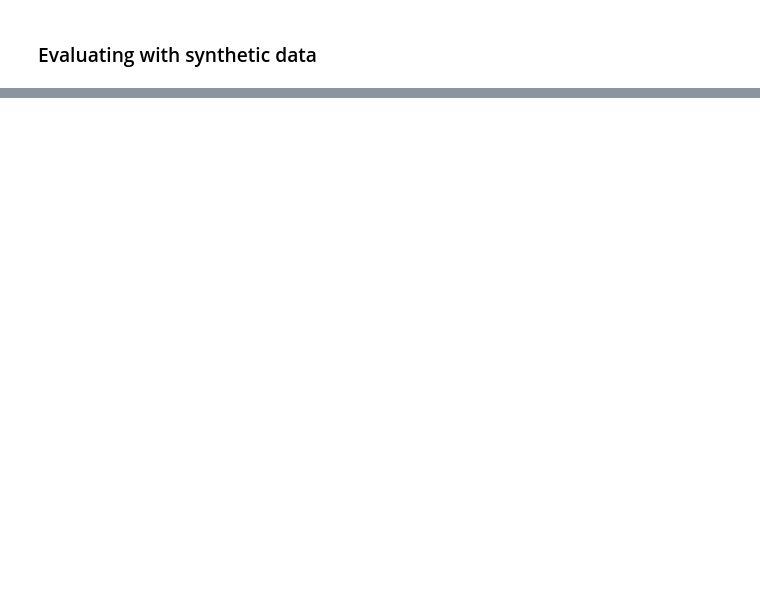
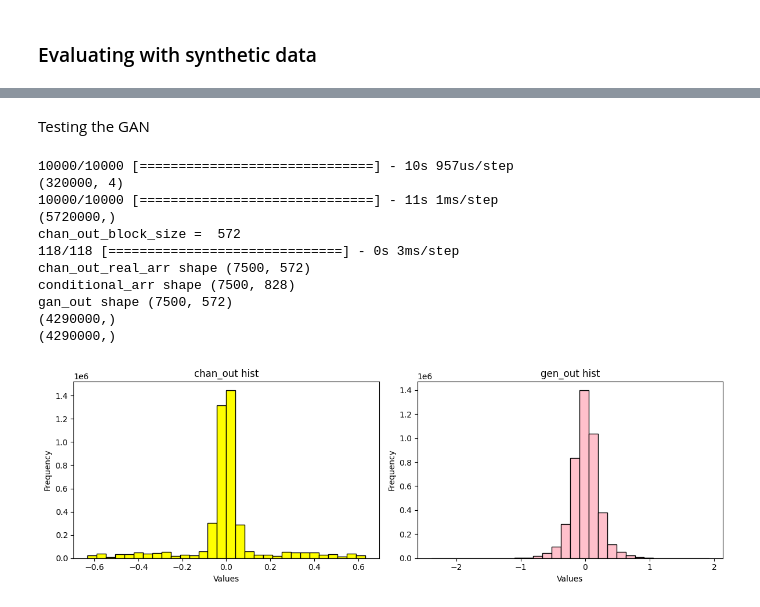
Before and after one commit to r3ki3g/Deep-Learning-for-End-to-End-Over-the-Air-Communications, a Jupyter notebook: Lathika/4. CGAN code/Final_WCGAN_and_Stochastic_channel.ipynb, the cells around one changed output, grey strips where cells are left out. Saved outputs shown, nothing was run; the diff lists cells and outputs as text; code cells hidden in the pictures; blank space fills up the shorter version.

```diff
--- a/Lathika/4. CGAN code/Final_WCGAN_and_Stochastic_channel.ipynb
+++ b/Lathika/4. CGAN code/Final_WCGAN_and_Stochastic_channel.ipynb
@@ -547,0 +640,44 @@ def Train_and_Get_CWGAN(channel_parameters,k,NUM_CHANNEL_USES):
+# %% [markdown]
+Testing the GAN
+# %%
+chan_out_real_arr, conditional_arr = creat_GAN_dataset(k,NUM_CHANNEL_USES,encoder,channel,channel_parameters)
+
+random_latent_vectors = tf.random.normal(shape=(conditional_arr.shape[0], 2*NUM_CHANNEL_USES*block_size))
+gan_inputs = [random_latent_vectors, conditional_arr]
+gan_out = cwgan.generator.predict(gan_inputs,batch_size=64)
+
+print("chan_out_real_arr shape",chan_out_real_arr.shape)
+print("conditional_arr shape",conditional_arr.shape)
+print("gan_out shape",gan_out.shape)
+
+chan_out_values = np.reshape(chan_out_real_arr,(-1))
+gan_out_values = np.reshape(gan_out,(-1))
+print(chan_out_values.shape)
+print(gan_out_values.shape)
+
+# Creating multiple histograms
+fig, axes = plt.subplots(nrows=1, ncols=2, figsize=(12, 4))
+axes[0].hist(chan_out_values, bins=30, color='Yellow', edgecolor='black')
+axes[0].set_title('chan_out hist')
+
+axes[1].hist(gan_out_values, bins=30, color='Pink', edgecolor='black')
+axes[1].set_title('gen_out hist')
+for ax in axes:
+    ax.set_xlabel('Values')
+    ax.set_ylabel('Frequency')
+
+plt.tight_layout()
+plt.show()
+# %% [output]
+10000/10000 [==============================] - 10s 957us/step
+(320000, 4)
+10000/10000 [==============================] - 11s 1ms/step
+(5720000,)
+chan_out_block_size =  572
+118/118 [==============================] - 0s 3ms/step
+chan_out_real_arr shape (7500, 572)
+conditional_arr shape (7500, 828)
+gan_out shape (7500, 572)
+(4290000,)
+(4290000,)
+[figure, added]
```
Also changed, not shown: parts of 17 cells of this notebook, 1 other file.
